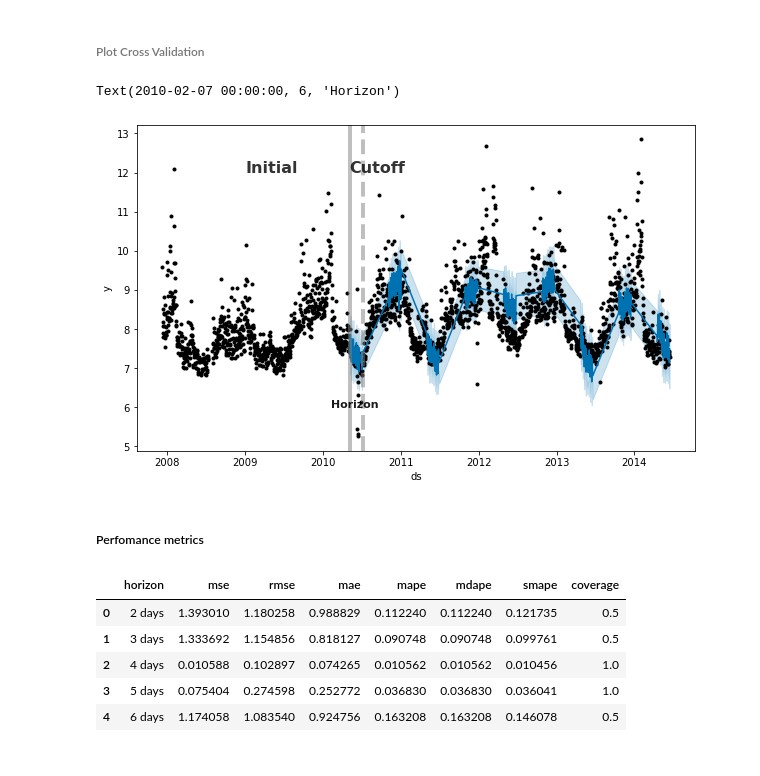
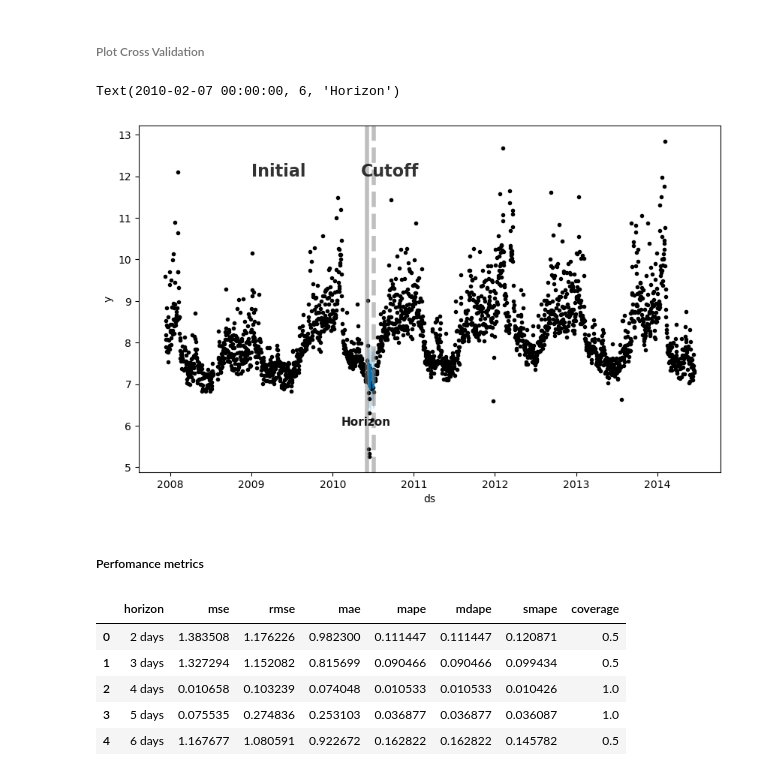
Before and after one commit to phoenixClairvoyant/bookish-journey, a Jupyter notebook: timeseries.ipynb, the cells around one changed output. Cells and saved outputs as stored; diff of their text form; code cells hidden in the pictures.

```diff
--- a/timeseries.ipynb
+++ b/timeseries.ipynb
@@ -132,6 +135,6 @@ plot_plotly(model, forecast)
 #Here we do cross-validation to assess prediction performance on a horizon of 30 days,
 # starting with 730 days of training data in the first cutoff and then making predictions after every  180 days.
 
-df_cv = cross_validation(model, initial='730 days', period='180 days', horizon = '60 days')
+df_cv = cross_validation(model, initial='730 days', period='180 days', horizon = '30 days')
 df_cv.tail()
 # %% [output]
@@ -167,25 +161,25 @@ df_cv = df_cv[df_cv['cutoff'].values == cutoff]
 # %%
 fig = plt.figure(facecolor='w', figsize=(10, 6))
 ax = fig.add_subplot(111)
 ax.plot(model.history['ds'].values, model.history['y'], 'k.')
 ax.plot(df_cv['ds'].values, df_cv['yhat'], ls='-', c='#0072B2')
 ax.fill_between(df_cv['ds'].values, df_cv['yhat_lower'],
                 df_cv['yhat_upper'], color='#0072B2',
                 alpha=0.2)
 ax.axvline(x=pd.to_datetime(cutoff), c='gray', lw=4, alpha=0.5)
 ax.set_ylabel('y')
 ax.set_xlabel('ds')
 ax.text(x=pd.to_datetime('2009-01-01'),y=12, s='Initial', color='black', #Initial training period 730 days
        fontsize=16, fontweight='bold', alpha=0.8)
 ax.text(x=pd.to_datetime('2010-05-07'),y=12, s='Cutoff', color='black',
        fontsize=16, fontweight='bold', alpha=0.8)
-ax.axvline(x=pd.to_datetime(cutoff) + pd.Timedelta('60 days'), c='gray', lw=4,
+ax.axvline(x=pd.to_datetime(cutoff) + pd.Timedelta('30 days'), c='gray', lw=4,
            alpha=0.5, ls='--')
 ax.text(x=pd.to_datetime('2010-02-07'),y=6, s='Horizon', color='black',
        fontsize=11, fontweight='bold', alpha=0.9)
 # %% [output]
 Text(2010-02-07 00:00:00, 6, 'Horizon')
-[figure, old version]
+[figure, new version]
 # %% [markdown]
 ##### Perfomance metrics
 # %%
@@ -193,11 +187,11 @@ perf_df = performance_metrics(df_cv)
 perf_df.head()
 # %% [output]
 |  | horizon | mse | rmse | mae | mape | mdape | smape | coverage |
-| 0 | 2 days | 1.393010 | 1.180258 | 0.988829 | 0.112240 | 0.112240 | 0.121735 | 0.5 |
-| 1 | 3 days | 1.333692 | 1.154856 | 0.818127 | 0.090748 | 0.090748 | 0.099761 | 0.5 |
-| 2 | 4 days | 0.010588 | 0.102897 | 0.074265 | 0.010562 | 0.010562 | 0.010456 | 1.0 |
-| 3 | 5 days | 0.075404 | 0.274598 | 0.252772 | 0.036830 | 0.036830 | 0.036041 | 1.0 |
-| 4 | 6 days | 1.174058 | 1.083540 | 0.924756 | 0.163208 | 0.163208 | 0.146078 | 0.5 |
+| 0 | 2 days | 1.383508 | 1.176226 | 0.982300 | 0.111447 | 0.111447 | 0.120871 | 0.5 |
+| 1 | 3 days | 1.327294 | 1.152082 | 0.815699 | 0.090466 | 0.090466 | 0.099434 | 0.5 |
+| 2 | 4 days | 0.010658 | 0.103239 | 0.074048 | 0.010533 | 0.010533 | 0.010426 | 1.0 |
+| 3 | 5 days | 0.075535 | 0.274836 | 0.253103 | 0.036877 | 0.036877 | 0.036087 | 1.0 |
+| 4 | 6 days | 1.167677 | 1.080591 | 0.922672 | 0.162822 | 0.162822 | 0.145782 | 0.5 |
 # %%
 #Plot change points
 fig = model.plot(forecast)
```
Also changed, not shown: parts of 8 cells of this notebook.
